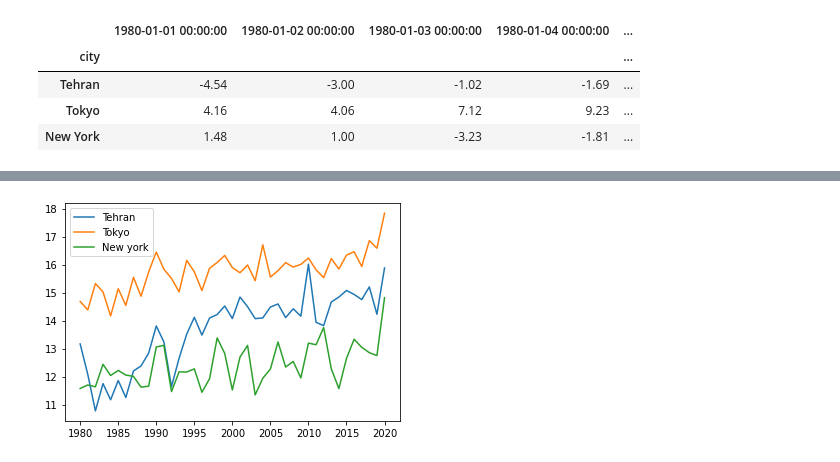
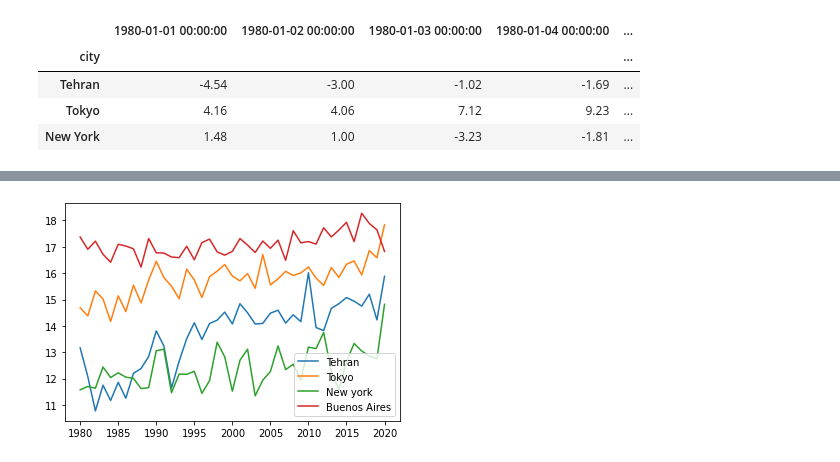
Before and after one commit to AmirHooshangi/1000-cities-temp-data-exploratory-data-analysis, a Jupyter notebook: weather-visualization.ipynb, the cells around one changed output, grey strips where cells are left out. Drawn from its saved outputs; the diff is of its cells as text; code cells hidden in the pictures.

Commit message:
add Buenos aeires to the list.

```diff
--- a/weather-visualization.ipynb
+++ b/weather-visualization.ipynb
@@ -41,34 +41,36 @@ def add_years(d, years):
     """Return a date that's `years` years after the date (or datetime)
     object `d`. Return the same calendar date (month and day) in the
     destination year, if it exists, otherwise use the following day
     (thus changing February 29 to March 1).
 
     """
     if d.replace(year = d.year + years) >= end_date:
         return end_date
     try:
         return d.replace(year = d.year + years)
     except ValueError:
         return d + (date(d.year + years, 1, 1) - date(d.year, 1, 1))
 
 start_date = date(1980, 1, 1)
 
 '''
 With data time functions now we can easily calculate the mean for a year.
 '''
 [city_temperature(weather_df,"Tehran" ,add_years(start_date, 0+x), add_years(start_date, 1+x), 'D', 'left') for x in range(0, 41)]
 
 tehran_yearly_mean = [city_temperature(weather_df,"Tehran" ,add_years(start_date, 0+x), add_years(start_date, 1+x), 'D', 'left').mean() for x in range(0, 41)]
 tokyo_yearly_mean = [city_temperature(weather_df,"Tokyo" ,add_years(start_date, 0+x), add_years(start_date, 1+x), 'D', 'left').mean() for x in range(0, 41)]
 newyork_yearly_mean = [city_temperature(weather_df,"New York" ,add_years(start_date, 0+x), add_years(start_date, 1+x), 'D', 'left').mean() for x in range(0, 41)]
+buenos_yearly_mean = [city_temperature(weather_df,"Buenos Aires" ,add_years(start_date, 0+x), add_years(start_date, 1+x), 'D', 'left').mean() for x in range(0, 41)]
 
 
 
 years = city_temperature(weather_df,["Tehran"] ,'1/1/1980', '9/30/2020', 'YS', 'both').columns
-line_tehran = plt.plot(years, tehran_yearly_mean, label='Tehran')
-line_tokyo = plt.plot(years, tokyo_yearly_mean, label= 'Tokyo')
-line_tokyo = plt.plot(years, newyork_yearly_mean, label= 'New york')
+plt.plot(years, tehran_yearly_mean, label='Tehran')
+plt.plot(years, tokyo_yearly_mean, label= 'Tokyo')
+plt.plot(years, newyork_yearly_mean, label= 'New york')
+plt.plot(years, buenos_yearly_mean, label= 'Buenos Aires')
 plt.legend()
 plt.show()
 # %% [output]
-[figure, old version]
+[figure, new version]
```
Also changed, not shown: parts of 1 cell of this notebook.
